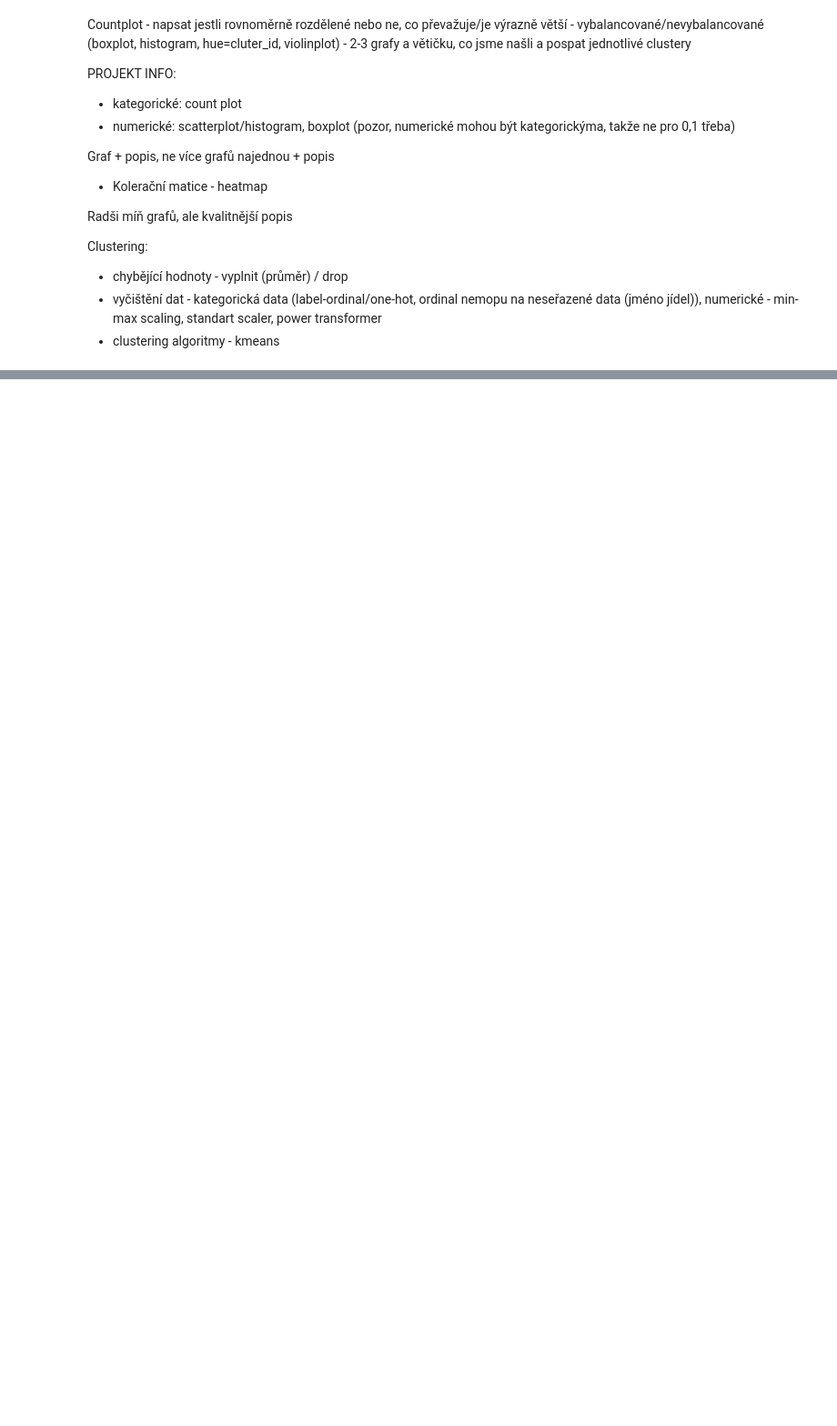
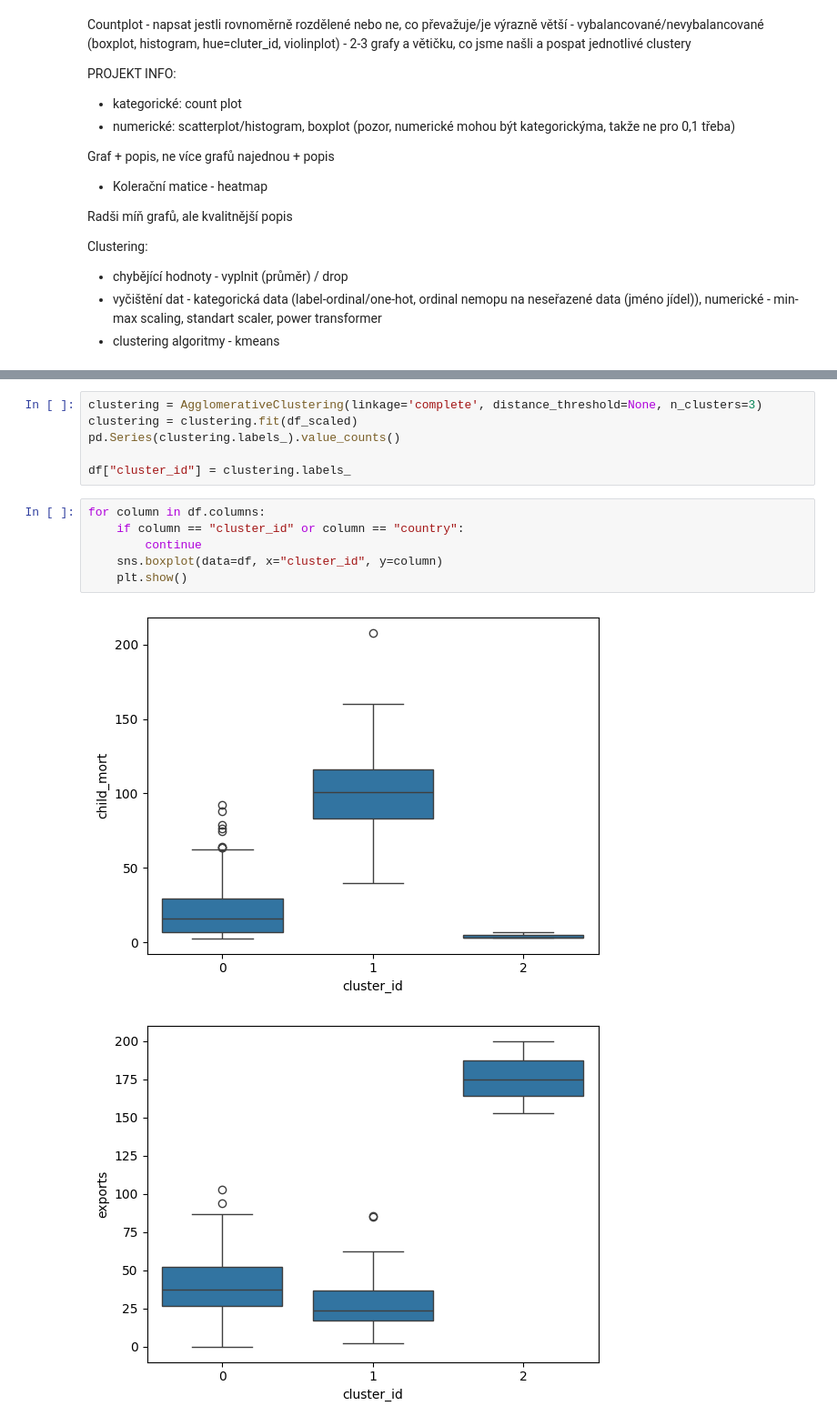
Before and after one commit to patrick11514/VSB, a Jupyter notebook: ZSU/fml_06.ipynb, the cells around one changed output, grey strips where cells are left out. Shown at 91% size. Cells and saved outputs as stored; diff of their text form; blank space fills up the shorter version.

```diff
--- a/ZSU/fml_06.ipynb
+++ b/ZSU/fml_06.ipynb
@@ -166,0 +235,15 @@ agglo - dendogram
+# %%
+clustering = AgglomerativeClustering(linkage='complete', distance_threshold=None, n_clusters=3)
+clustering = clustering.fit(df_scaled)
+pd.Series(clustering.labels_).value_counts()
+
+df["cluster_id"] = clustering.labels_
+# %%
+for column in df.columns:
+    if column == "cluster_id" or column == "country":
+        continue
+    sns.boxplot(data=df, x="cluster_id", y=column)
+    plt.show()
+# %% [output]
+[figure, added]
+[figure, added]
```
Also changed, not shown: parts of 13 cells of this notebook.
